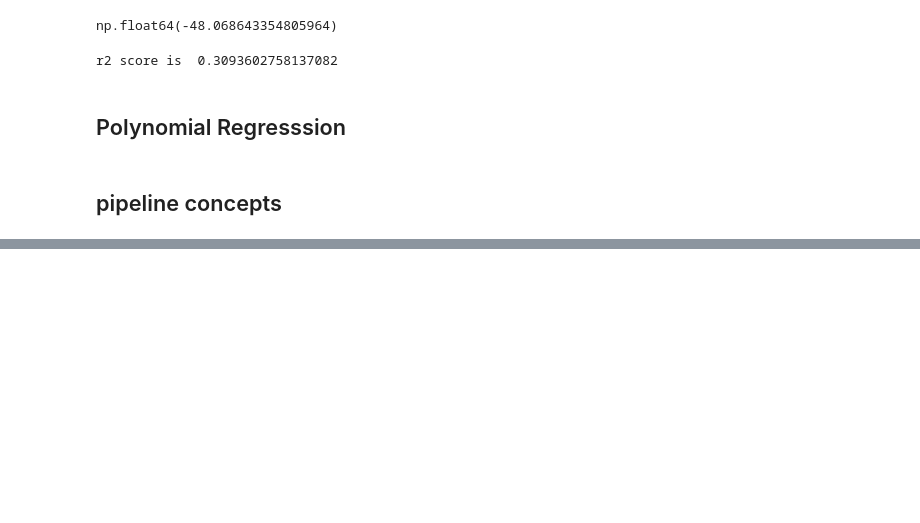
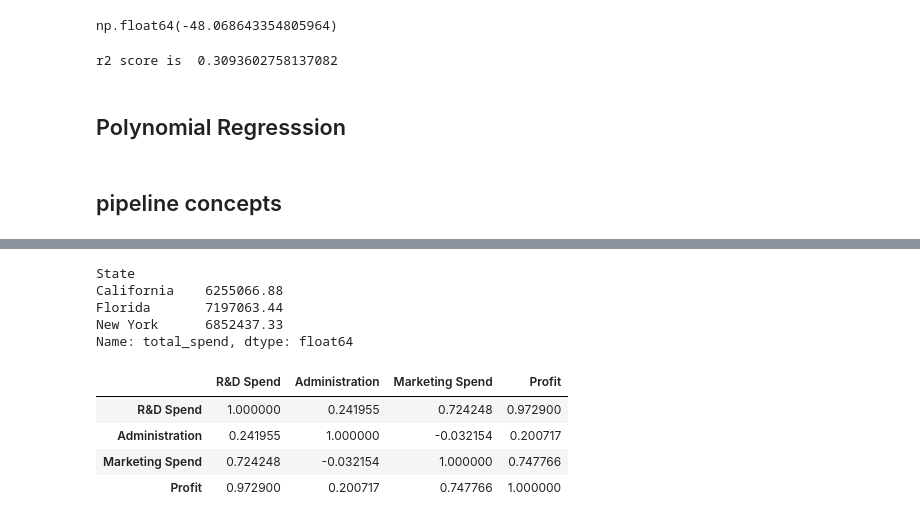
Before and after one commit to ESET0105/Advance-Python-AI-ML, a Jupyter notebook: Day-6/linear_regression.ipynb, the cells around one changed output, grey strips where cells are left out. Saved outputs shown, nothing was run; the diff lists cells and outputs as text; code cells hidden in the pictures; blank space fills up the shorter version.

```diff
--- a/Day-6/linear_regression.ipynb
+++ b/Day-6/linear_regression.ipynb
@@ -210,0 +250,16 @@ def poly_regression(degree):
+# %%
+df.groupby('State')['total_spend'].sum()
+# %% [output]
+State
+California    6255066.88
+Florida       7197063.44
+New York      6852437.33
+Name: total_spend, dtype: float64
+# %%
+df[['R&D Spend','Administration','Marketing Spend','Profit']].corr()
+# %% [output]
+|  | R&D Spend | Administration | Marketing Spend | Profit |
+| R&D Spend | 1.000000 | 0.241955 | 0.724248 | 0.972900 |
+| Administration | 0.241955 | 1.000000 | -0.032154 | 0.200717 |
+| Marketing Spend | 0.724248 | -0.032154 | 1.000000 | 0.747766 |
+| Profit | 0.972900 | 0.200717 | 0.747766 | 1.000000 |
```
Also changed, not shown: parts of 7 cells of this notebook, 4 other files.
